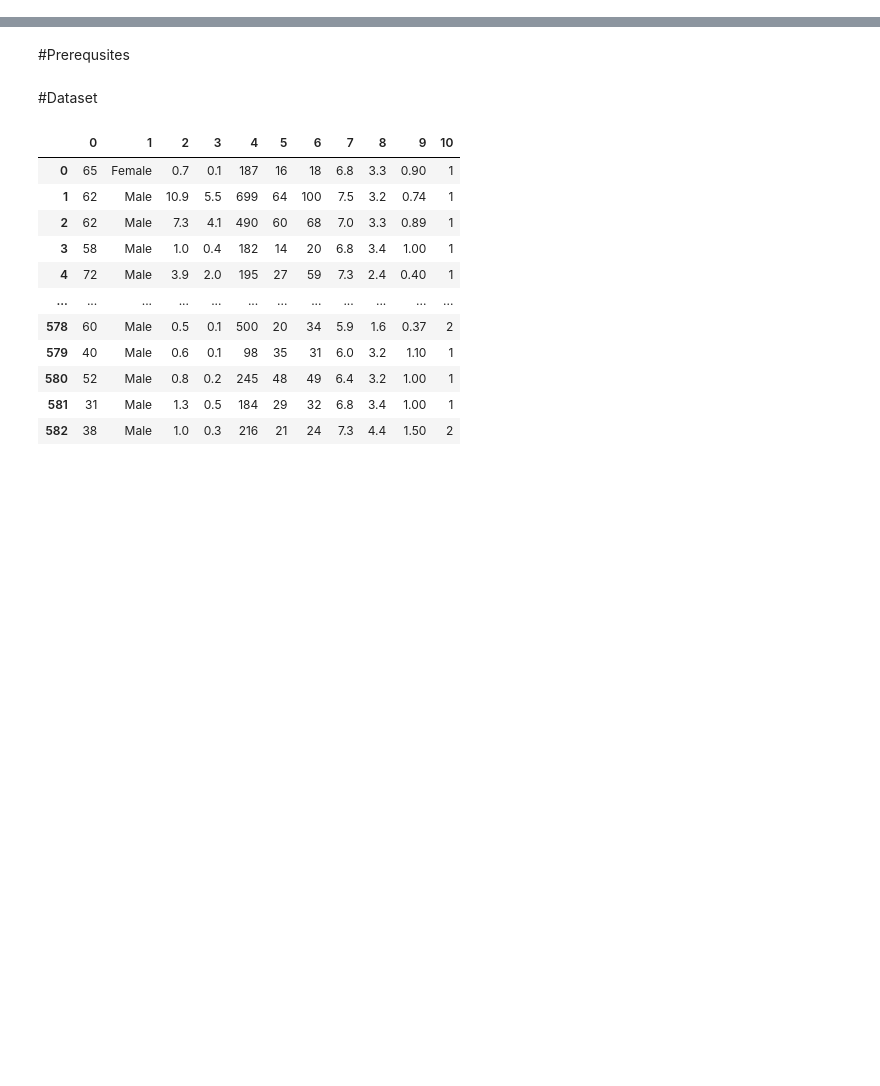
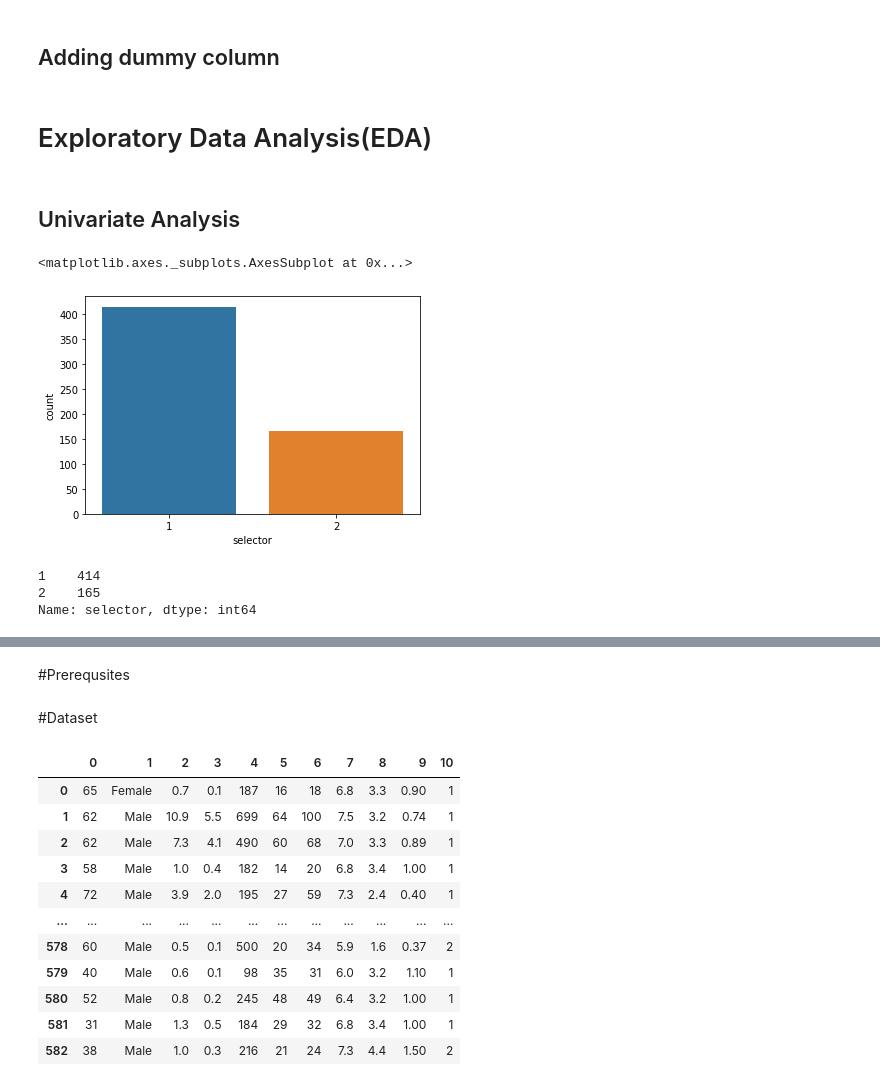
Before and after one commit to MugoChege/Liver-and-Tweets, a Jupyter notebook: Liver.ipynb, the cells around one changed output, grey strips where cells are left out. Saved outputs shown, nothing was run; the diff lists cells and outputs as text; code cells hidden in the pictures; blank space fills up the shorter version.

```diff
--- a/Liver.ipynb
+++ b/Liver.ipynb
@@ -0,0 +208,25 @@
+# %% [markdown]
+## Adding dummy column
+# %%
+dum = pd.get_dummies(data['gender'])
+# %%
+sure = pd.merge(data , dum , left_index=True , right_index=True)
+# %%
+sure = sure.drop(['gender','Male'], axis=1)
+# %% [markdown]
+# Exploratory Data Analysis(EDA)
+# %%
+toeda = sure.copy()
+# %% [markdown]
+## Univariate Analysis
+# %%
+sns.countplot(toeda['selector'])
+# %% [output]
+<matplotlib.axes._subplots.AxesSubplot at 0x...>
+[figure, added]
+# %%
+toeda['selector'].value_counts()
+# %% [output]
+1    414
+2    165
+Name: selector, dtype: int64
```
Also changed, not shown: parts of 225 cells of this notebook.
